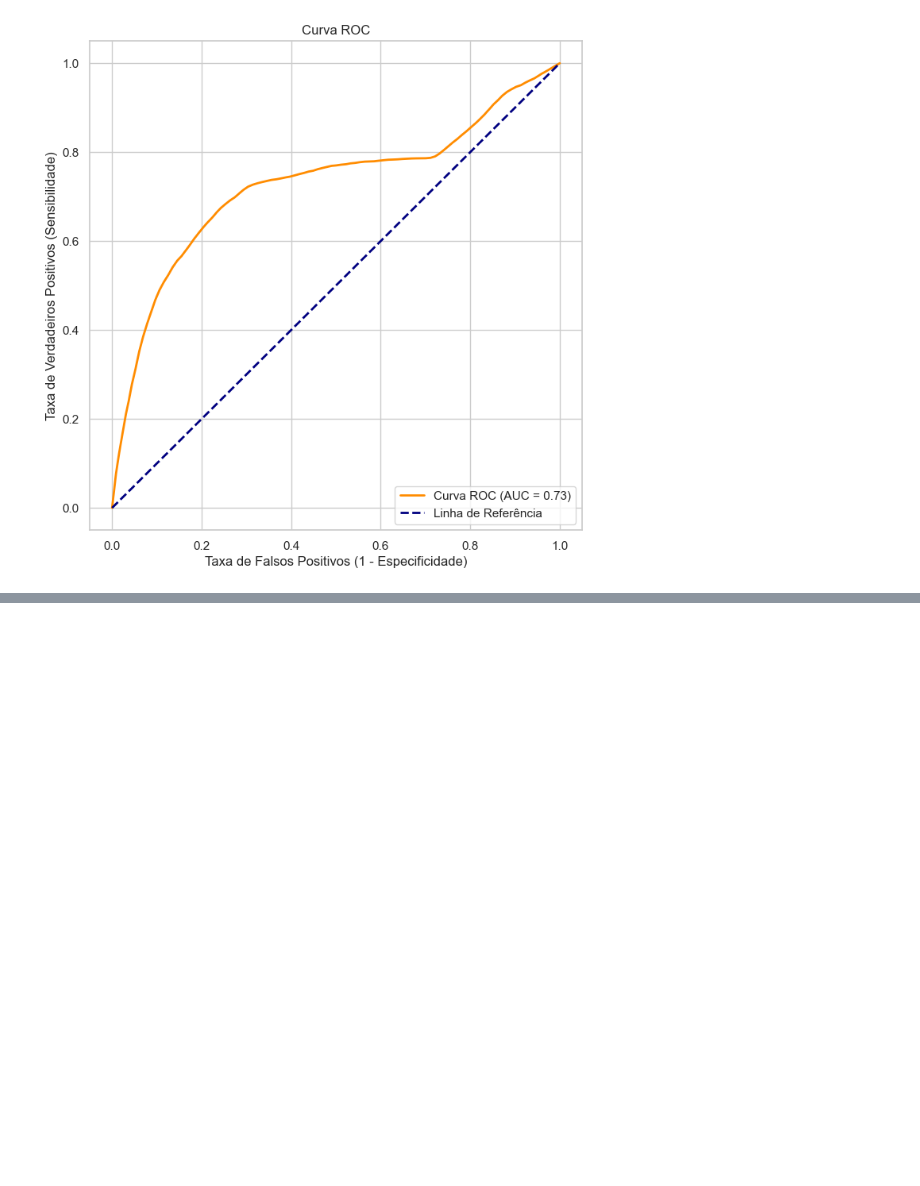
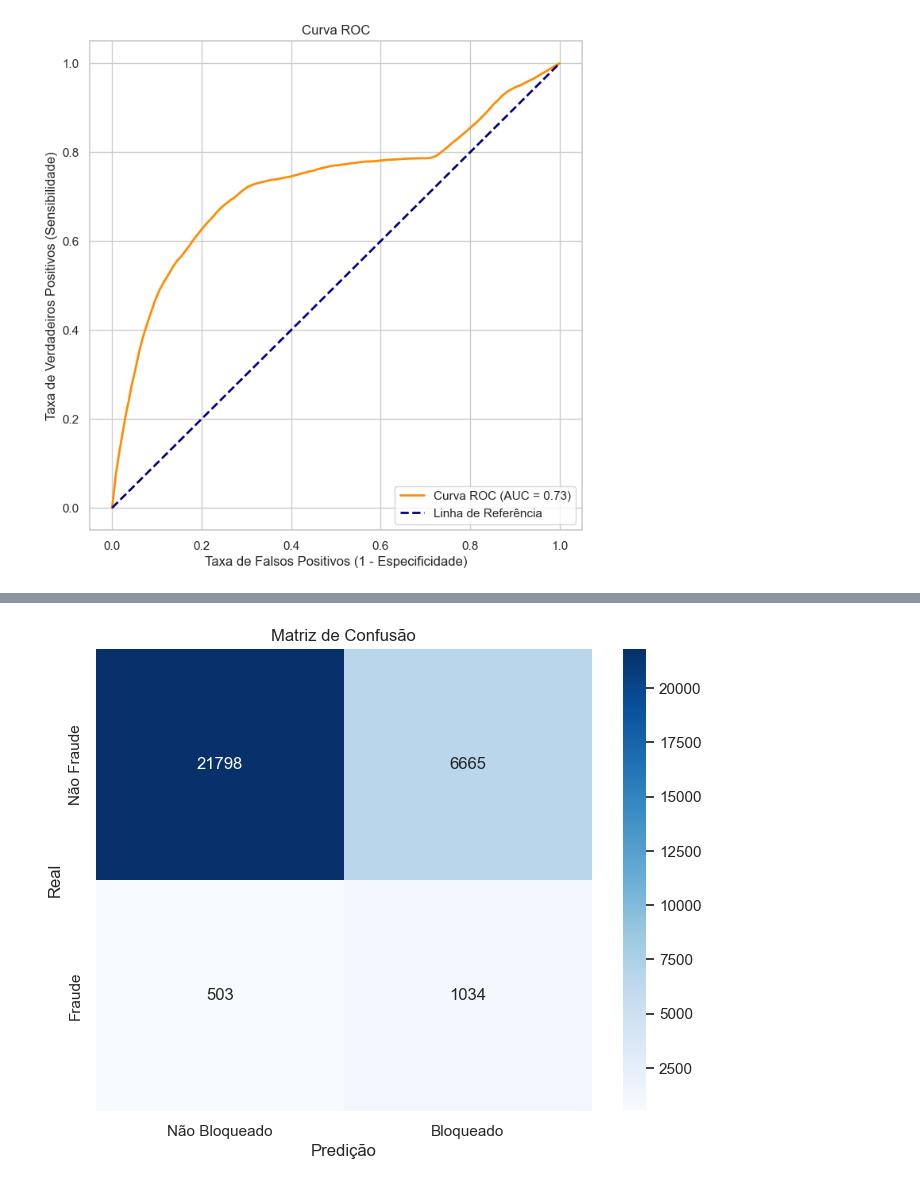
Before and after one commit to Bredariolcaroline/Data-analysis-and-data-science, a Jupyter notebook: case_fraude_PED.ipynb, the cells around one changed output, grey strips where cells are left out. Saved outputs shown, nothing was run; the diff lists cells and outputs as text; code cells hidden in the pictures; blank space fills up the shorter version.

```diff
--- a/case_fraude_PED.ipynb
+++ b/case_fraude_PED.ipynb
@@ -707,0 +735,27 @@ memory usage: 26.3+ MB
+# %%
+# Avaliando diferentes limiares e armazenando resultados em um DataFrame
+results = pd.DataFrame()
+
+for threshold in possible_thresholds:
+    # Criando uma cópia do DataFrame de teste com a coluna 'blocked' atualizada com base no limiar
+    df_test_with_decision = df_test.copy()
+    df_test_with_decision[blocked_col] = df_test_with_decision[prediction_col] >= threshold
+
+    # Perdas por fraude, receitas e lucro com base no limiar
+    perdas_fraude = ((~df_test_with_decision[blocked_col]) & (df_test_with_decision[target_col])) * df_test_with_decision[amount_col]
+    receita = ((~df_test_with_decision[blocked_col]) & (~df_test_with_decision[target_col])) * df_test_with_decision[amount_col] * 0.1
+    lucro = receita.sum() - perdas_fraude.sum()  # Corrigindo o cálculo do lucro
+
+    # Armazenando os resultados no DataFrame
+    results = results.append(pd.Series({'Threshold': threshold, 'Perdas por Fraude': perdas_fraude.sum(), 'Receita': receita.sum(), 'Lucro': lucro}), ignore_index=True)
+
+# Identificando o limiar que maximiza o lucro
+best_threshold = results.loc[results['Lucro'].idxmax()]['Threshold']
+
+# Extraindo os valores associados ao melhor limiar
+best_values = results.loc[results['Threshold'] == best_threshold].iloc[0]
+
+# Exibindo os resultados
+print("Melhor Limiar:", best_threshold)
+print("Valores associados ao Melhor Limiar:")
+print(best_values)
@@ -707,0 +775,16 @@ memory usage: 26.3+ MB
+# %%
+# criando coluna 'true labels'
+true_labels = df_test[target_col]
+
+# Criando a matriz de confusão
+conf_matrix = confusion_matrix(true_labels, df_test_with_decision[blocked_col])
+
+# Criando um heatmap para visualização
+plt.figure(figsize=(8, 6))
+sns.heatmap(conf_matrix, annot=True, fmt="d", cmap="Blues", xticklabels=["Não Bloqueado", "Bloqueado"], yticklabels=["Não Fraude", "Fraude"])
+plt.xlabel("Predição")
+plt.ylabel("Real")
+plt.title("Matriz de Confusão")
+plt.show()
+# %% [output]
+[figure, added]
```
Also changed, not shown: parts of 11 cells of this notebook.
